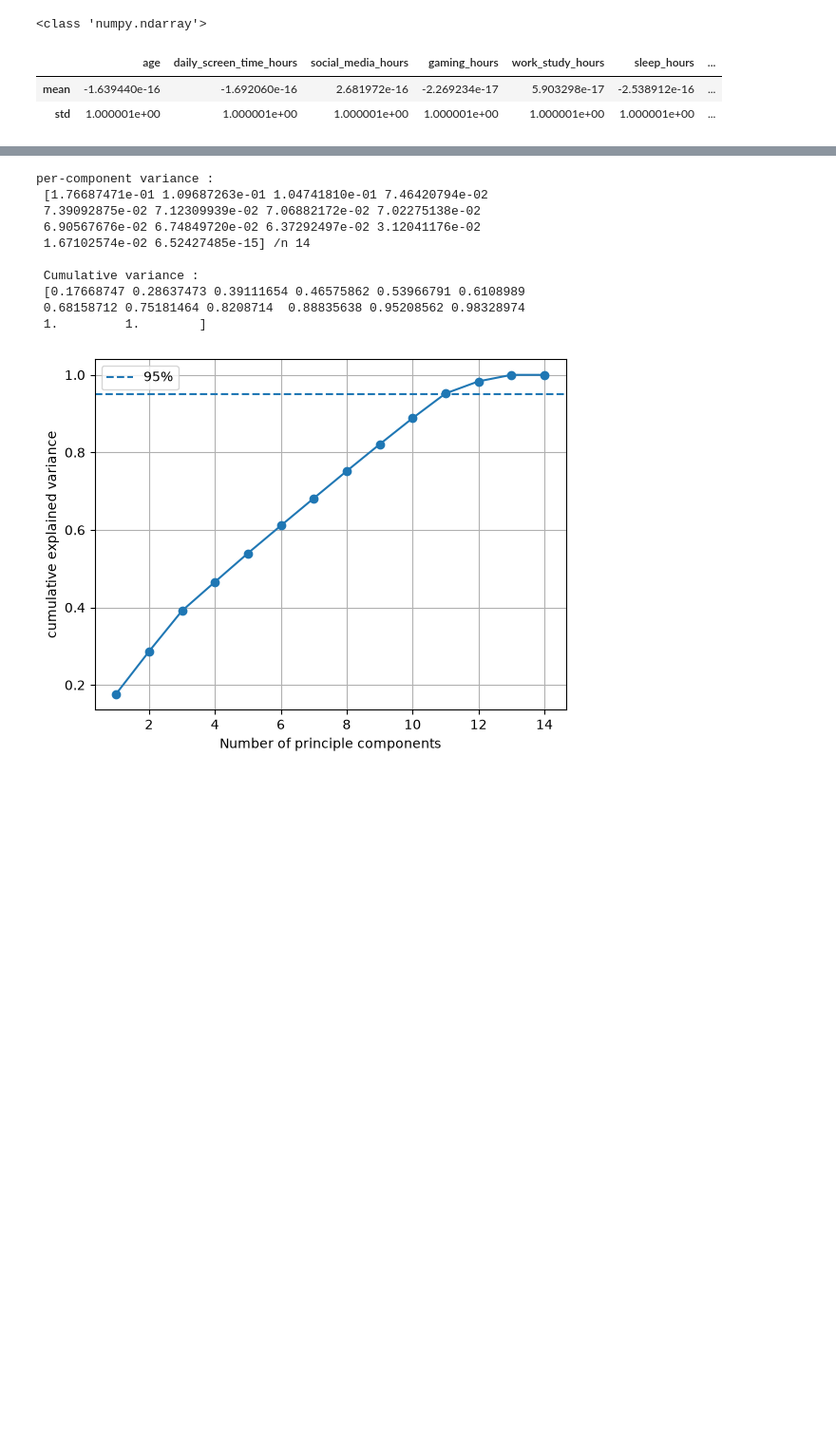
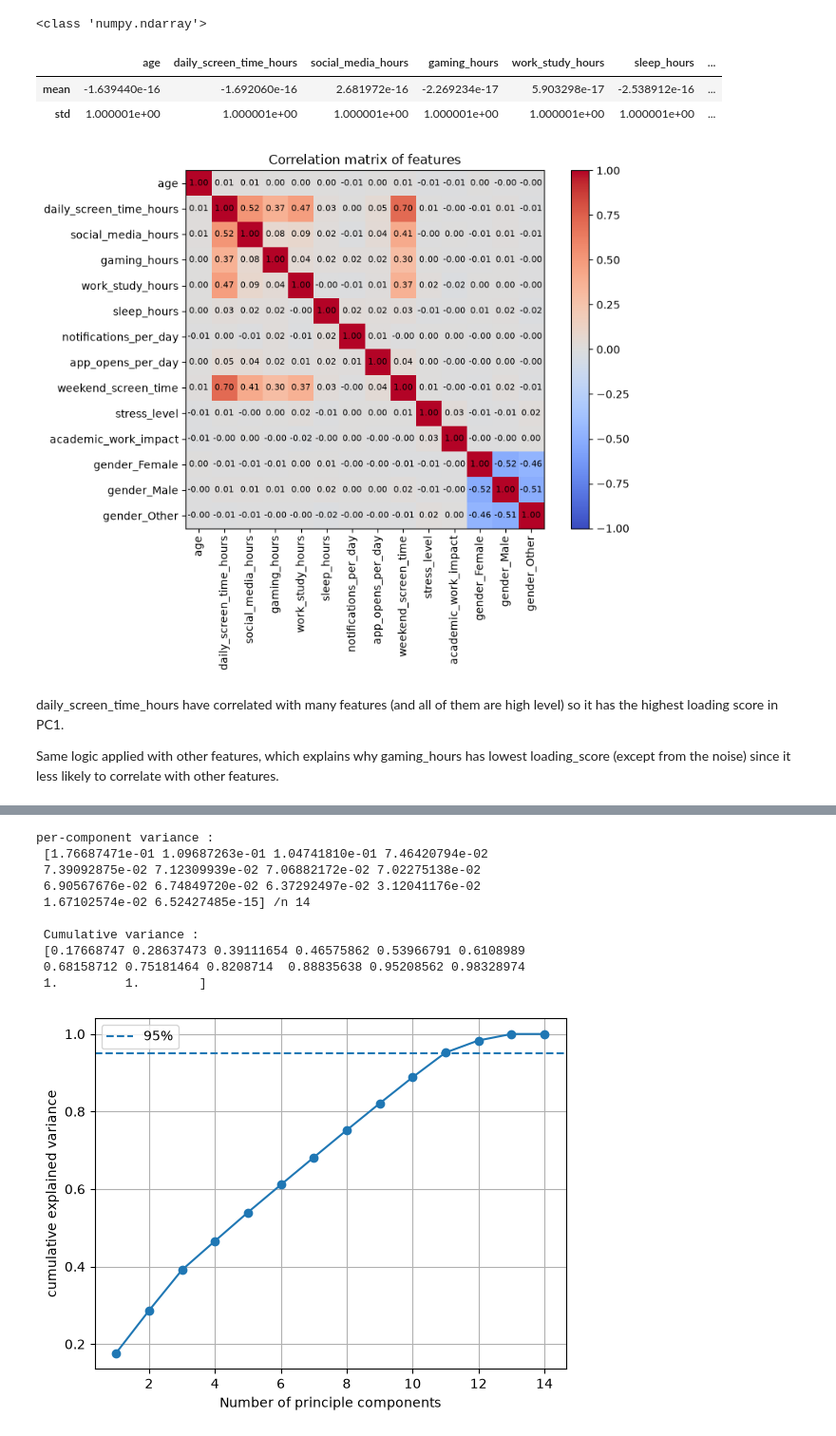
Before and after one commit to Aakashdeepsangwan/Machine-Learning, a Jupyter notebook: PCA/implementation.ipynb, the cells around one changed output, grey strips where cells are left out. Shown at 95% size. Cells and saved outputs as stored; diff of their text form; code cells hidden in the pictures; blank space fills up the shorter version.

```diff
--- a/PCA/implementation.ipynb
+++ b/PCA/implementation.ipynb
@@ -68,14 +88,13 @@ X.drop(columns = ["addicted_label"], inplace = True)
 # %%
-# seperating the numerical and string columns
+# separating numerical and categorical columns
 numerical_data = []
 string_data = []
 
-for col in X.columns :
-    if X[col].dtype != object :
+for col in X.columns:
+    if X[col].dtype != float:
+        string_data.append(col)
+    else:
         numerical_data.append(col)
-    else :
-        string_data.append(col)
-
-print("numerical-data \n", numerical_data)
-print("string_data \n", string_data)
+print ('numerical_data: \n', numerical_data)
+print ('string_data: \n', string_data)
 # %% [output]
@@ -284,3 +300,30 @@ pca = PCA()
 X_pca = pca.fit_transform(X_scaled)
 explained = pca.explained_variance_ratio_
 cumulative = np.cumsum(explained)
+# %%
+### heatmap of covariance matrix
+import matplotlib.pyplot as plt
+cov = X_scaled.cov()
+fig, ax = plt.subplots(figsize=(9, 7))
+im = ax.imshow(cov, cmap="coolwarm", vmin=-1, vmax=1)
+ax.set_xticks(range(len(cov.columns)))
+ax.set_yticks(range(len(cov.columns)))
+ax.set_xticklabels(cov.columns, rotation=90)
+ax.set_yticklabels(cov.columns)
+
+# annotate each cell with its value
+for i in range(len(cov.columns)):
+    for j in range(len(cov.columns)):
+        ax.text(j, i, f"{cov.iloc[i, j]:.2f}",
+                ha="center", va="center", fontsize=8)
+
+fig.colorbar(im)
+plt.title("Correlation matrix of features")
+plt.tight_layout()
+plt.show()
+# %% [output]
+[figure, added]
+# %% [markdown]
+daily_screen_time_hours have correlated with many features (and all of them are high level) so it has the highest loading score in PC1.
+
+Same logic applied with other features, which explains why gaming_hours has lowest loading_score (except from the noise) since it less likely to correlate with other features.
```
Also changed, not shown: parts of 19 cells of this notebook.
